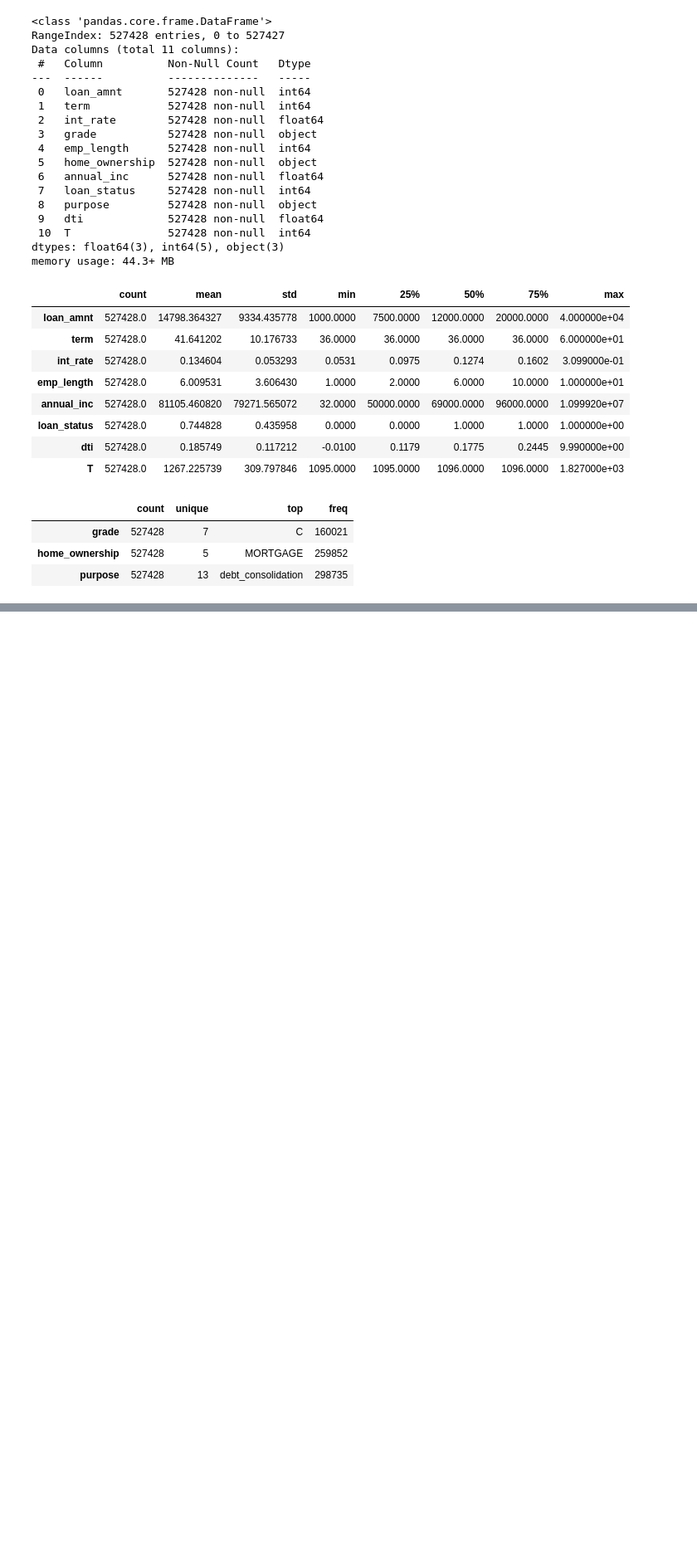
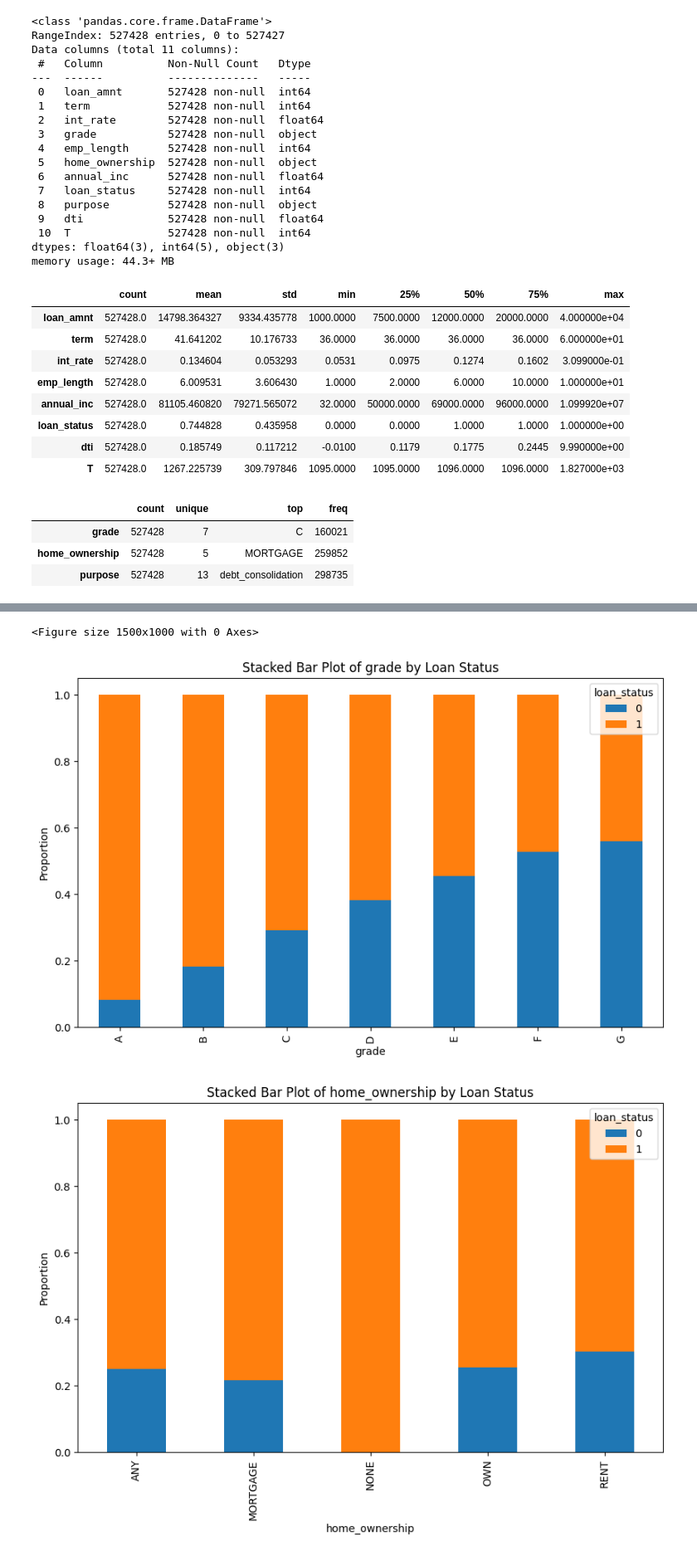
Before and after one commit to KadriSof/Data-Analysis, a Jupyter notebook: Loan Prepayment Analysis and Classification/scientificProject/notebooks/Dataset Exploration.ipynb, the cells around one changed output, grey strips where cells are left out. Shown at 83% size. Saved outputs shown, nothing was run; the diff lists cells and outputs as text; code cells hidden in the pictures; blank space fills up the shorter version.

```diff
--- a/Loan Prepayment Analysis and Classification/scientificProject/notebooks/Dataset Exploration.ipynb
+++ b/Loan Prepayment Analysis and Classification/scientificProject/notebooks/Dataset Exploration.ipynb
@@ -90,0 +117,12 @@ Name: count, Length: 299, dtype: int64
+# %%
+# Stacked bar plots
+for col in categorical_features:
+    cross_tab = pd.crosstab(categorical_features[col], raw_dataset['loan_status'], normalize='index')
+    cross_tab.plot(kind='bar', stacked=True, figsize=(10, 6))
+    plt.title(f'Stacked Bar Plot of {col} by Loan Status')
+    plt.ylabel('Proportion')
+    plt.show()
+# %% [output]
+<Figure size 1500x1000 with 0 Axes>
+[figure, added]
+[figure, added]
```
Also changed, not shown: parts of 18 cells of this notebook, 1 other file.
